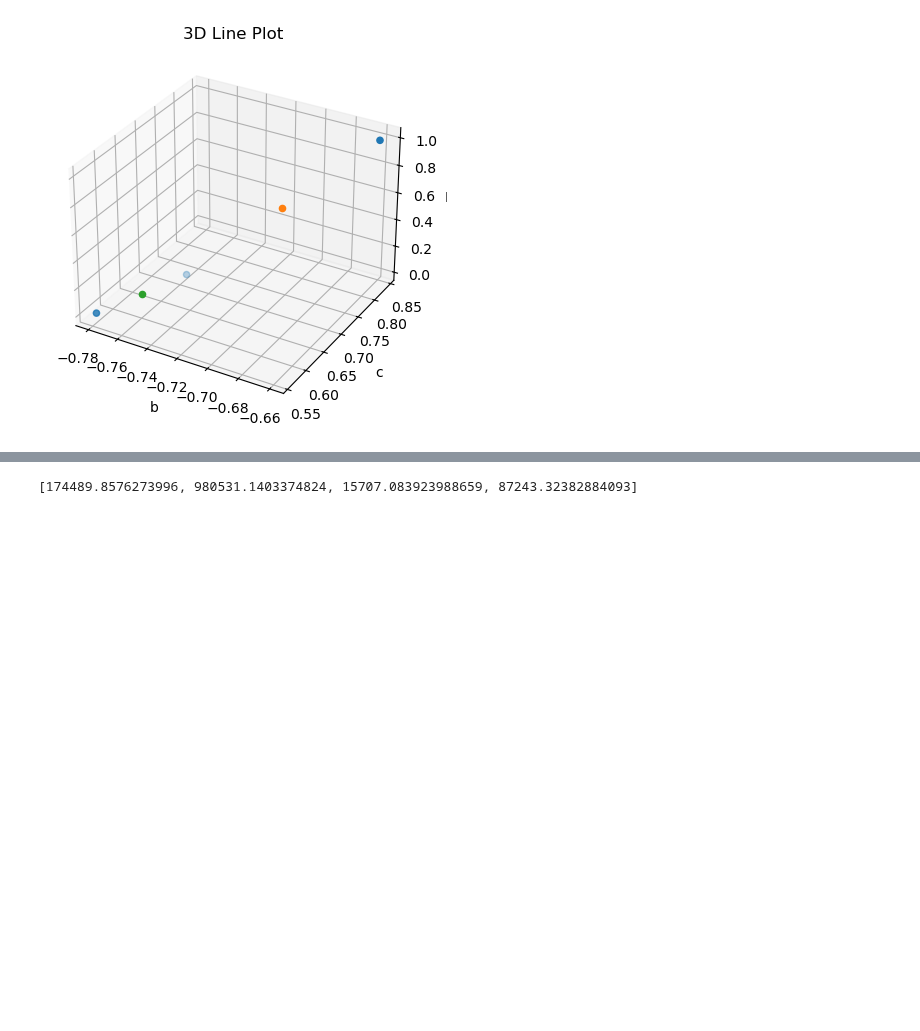
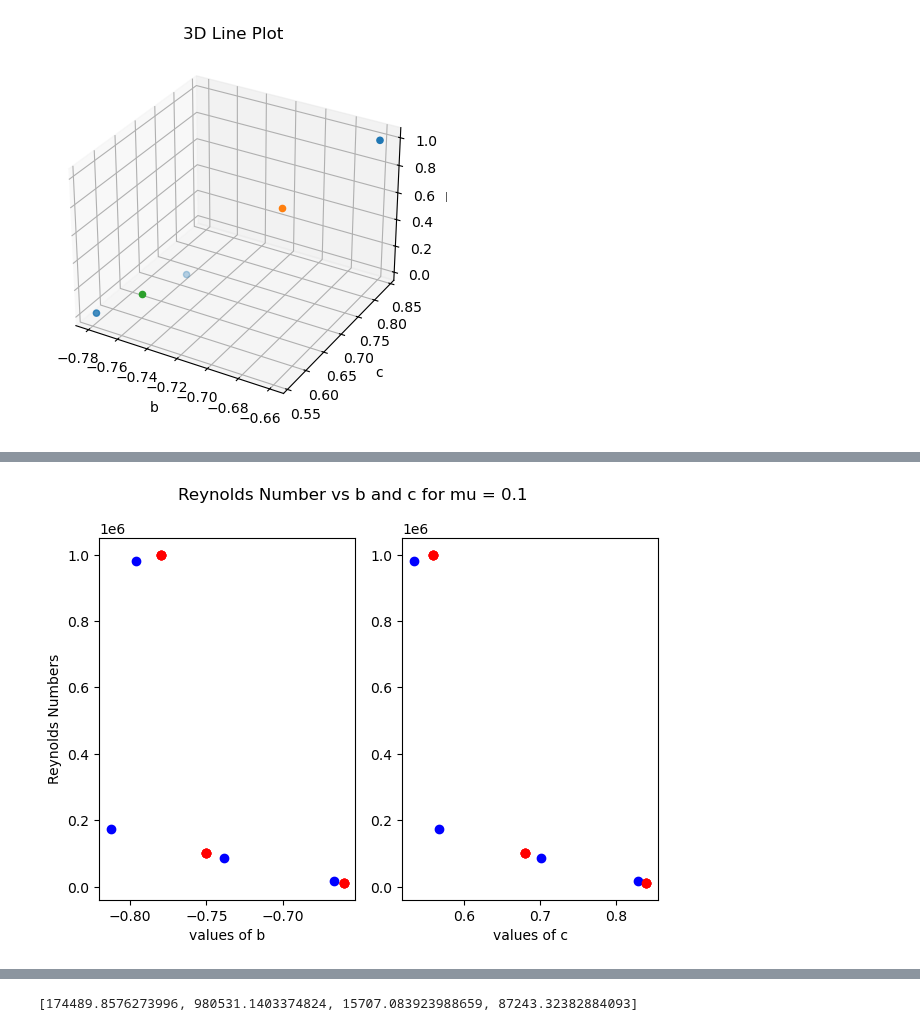
Before and after one commit to Chartman25/UnigeMasters, a Jupyter notebook: Astrophysics_Lab_Disc_Truncation/Reynolds_number_calc.ipynb, the cells around one changed output, grey strips where cells are left out. Saved outputs shown, nothing was run; the diff lists cells and outputs as text; code cells hidden in the pictures; blank space fills up the shorter version.

```diff
--- a/Astrophysics_Lab_Disc_Truncation/Reynolds_number_calc.ipynb
+++ b/Astrophysics_Lab_Disc_Truncation/Reynolds_number_calc.ipynb
@@ -216,0 +238,11 @@ aspect_ratio = [aspect_ratio_5e4, aspect_ratio_1e4, aspect_ratio_5e3, aspect_rat
+# %%
+mu = ['0.1', '0.2', '0.3', '0.4', '0.5']
+
+b = []
+c = []
+R = df['Circumprimary']['0.1']['R']
+for ii in range(len(mu)):
+    bs = df['Circumprimary'][mu[ii]]['b']
+    cs = df['Circumprimary'][mu[ii]]['c']
+    b.append(bs)
+    c.append(cs)
@@ -216,0 +322,75 @@ aspect_ratio = [aspect_ratio_5e4, aspect_ratio_1e4, aspect_ratio_5e3, aspect_rat
+# %%
+def Quadratic_interp(Re, mu_indices):
+    if Re > make_pts(mu_indices)[0][2] and Re < make_pts(mu_indices)[2][2]: # Interps new values for b and c based on a given reynolds number via the Lagrange polynomial interpolation procedure
+        L0 = ((Re-make_pts(mu_indices)[1][2])*(Re-make_pts(mu_indices)[2][2]))/((make_pts(mu_indices)[0][2]-make_pts(mu_indices)[1][2])*(make_pts(mu_indices)[0][2]-make_pts(mu_indices)[2][2]))
+        L1 = ((Re-make_pts(mu_indices)[0][2])*(Re-make_pts(mu_indices)[2][2]))/((make_pts(mu_indices)[1][2]-make_pts(mu_indices)[0][2])*(make_pts(mu_indices)[1][2]-make_pts(mu_indices)[2][2]))
+        L2 = ((Re-make_pts(mu_indices)[0][2])*(Re-make_pts(mu_indices)[1][2]))/((make_pts(mu_indices)[2][2]-make_pts(mu_indices)[0][2])*(make_pts(mu_indices)[2][2]-make_pts(mu_indices)[1][2]))
+
+        b_new = make_pts(mu_indices)[0][0]*L0 + make_pts(mu_indices)[1][0] *L1 + make_pts(mu_indices)[2][0]*L2
+        c_new = make_pts(mu_indices)[0][1]*L0 + make_pts(mu_indices)[1][1] *L1 + make_pts(mu_indices)[2][1]*L2
+
+        return (b_new, c_new)
+    elif Re == make_pts(mu_indices)[0][2]:    # if the given reynolds number equals the first pt, then b and c are known
+        b_new = make_pts(mu_indices)[0][0]
+        c_new = make_pts(mu_indices)[0][1]
+        return (b_new, c_new)
+    elif Re == make_pts(mu_indices)[2][2]:    # if the given reynolds number equals the third pt, then b and c are known
+        b_new = make_pts(mu_indices)[2][0]
+        c_new = make_pts(mu_indices)[2][1]
+        return (b_new, c_new)
+    else:                       # if conditions above fail, return error
+        b_new = -27
+        c_new = -27
+        return (b_new, c_new)
+
+
+new_points = Quadratic_interp(Re[0], index[0])
+print(new_points)
+
+def quad_interp_pts(Re, mu_indices):
+    pts = Quadratic_interp(Re, mu_indices)
+
+
+    b_new = pts[0]
+    c_new = pts[1]
+    return(b_new, c_new)
+    # return(interp_pts)
+
+p = quad_interp_pts(Re[0], index[0])
+
+print(p)
+
+print(quad_interp_pts(Re[0], index[0])[0])
+
+
+
+new_R = list(reversed(R))
+
+
+for ii in range(len(Re)):
+    plt.subplot(1, 2, 1)
+    plt.scatter(b[0], new_R, color='red', label='Known vals')
+    plt.scatter(quad_interp_pts(Re[ii], index[0])[0], Re[ii], color='blue', label='interped vals')
+    plt.xlabel('values of b')
+    plt.ylabel('Reynolds Numbers')
+
+
+
+
+    plt.subplot(1, 2, 2)
+    plt.scatter(c[0], new_R, color='red', label='Known vals')
+    plt.scatter(quad_interp_pts(Re[ii], index[0])[1], Re[ii], color='blue', label='interped vals')
+    plt.xlabel('values of c')
+    # plt.ylabel('Reynolds Numbers')
+
+
+plt.suptitle(f'Reynolds Number vs b and c for mu = {mu[0]}', y=0.98)
+# plt.suptitle(f'Red = Known Vals, Blue = Interp Vals', y=0.9)
+plt.tight_layout()
+
+
+
+
+
+# plt.scatter(interp_pts(Re[0], index[0])[0], interp_pts(Re[0], index[0])[1])
+# %% [output]
@@ -216,0 +400 @@ aspect_ratio = [aspect_ratio_5e4, aspect_ratio_1e4, aspect_ratio_5e3, aspect_rat
+[figure, added]
```
Also changed, not shown: parts of 20 cells of this notebook, 2 other files.
